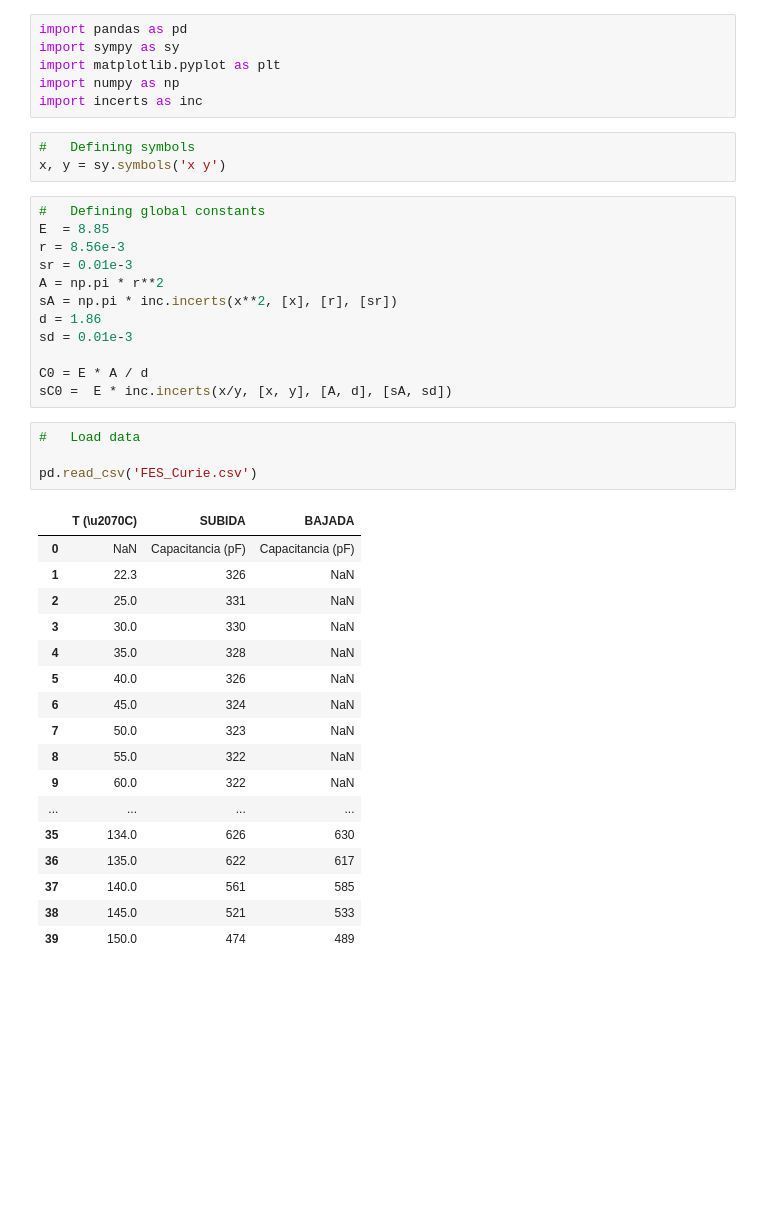
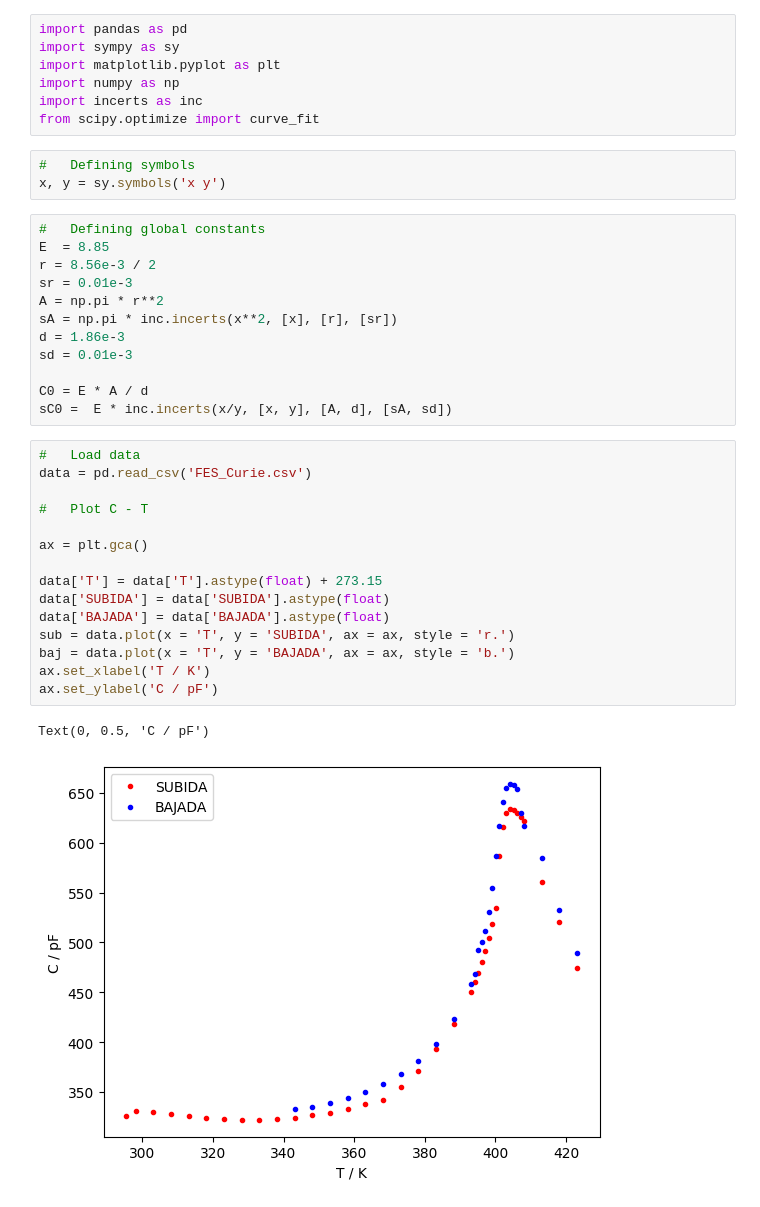
Before and after one commit to albertopeinador/FES_Curie, a Jupyter notebook: Curie.ipynb, the cells around one changed output. Cells and saved outputs as stored; diff of their text form; blank space fills up the shorter version.

Commit message:
got graphn, done for today

```diff
--- a/Curie.ipynb
+++ b/Curie.ipynb
@@ -4,40 +4,37 @@ import sympy as sy
 import matplotlib.pyplot as plt
 import numpy as np
 import incerts as inc
+from scipy.optimize import curve_fit
 # %%
 #   Defining symbols
 x, y = sy.symbols('x y')
 # %%
 #   Defining global constants
 E  = 8.85
-r = 8.56e-3
+r = 8.56e-3 / 2
 sr = 0.01e-3
 A = np.pi * r**2
 sA = np.pi * inc.incerts(x**2, [x], [r], [sr])
-d = 1.86
+d = 1.86e-3
 sd = 0.01e-3
 
 C0 = E * A / d
 sC0 =  E * inc.incerts(x/y, [x, y], [A, d], [sA, sd])
-# %%
-#   Load data
-
-pd.read_csv('FES_Curie.csv')
-# %% [output]
-|  | T (\u2070C) | SUBIDA | BAJADA |
-| 0 | NaN | Capacitancia (pF) | Capacitancia (pF) |
-| 1 | 22.3 | 326 | NaN |
-| 2 | 25.0 | 331 | NaN |
-| 3 | 30.0 | 330 | NaN |
-| 4 | 35.0 | 328 | NaN |
-| 5 | 40.0 | 326 | NaN |
-| 6 | 45.0 | 324 | NaN |
-| 7 | 50.0 | 323 | NaN |
-| 8 | 55.0 | 322 | NaN |
-| 9 | 60.0 | 322 | NaN |
-| ... | ... | ... | ... |
-| 35 | 134.0 | 626 | 630 |
-| 36 | 135.0 | 622 | 617 |
-| 37 | 140.0 | 561 | 585 |
-| 38 | 145.0 | 521 | 533 |
-| 39 | 150.0 | 474 | 489 |
+# %%
+#   Load data
+data = pd.read_csv('FES_Curie.csv')
+
+#   Plot C - T
+
+ax = plt.gca()
+
+data['T'] = data['T'].astype(float) + 273.15
+data['SUBIDA'] = data['SUBIDA'].astype(float)
+data['BAJADA'] = data['BAJADA'].astype(float)
+sub = data.plot(x = 'T', y = 'SUBIDA', ax = ax, style = 'r.')
+baj = data.plot(x = 'T', y = 'BAJADA', ax = ax, style = 'b.')
+ax.set_xlabel('T / K')
+ax.set_ylabel('C / pF')
+# %% [output]
+Text(0, 0.5, 'C / pF')
+[figure, added]
```
Also changed, not shown: parts of 2 cells of this notebook.
